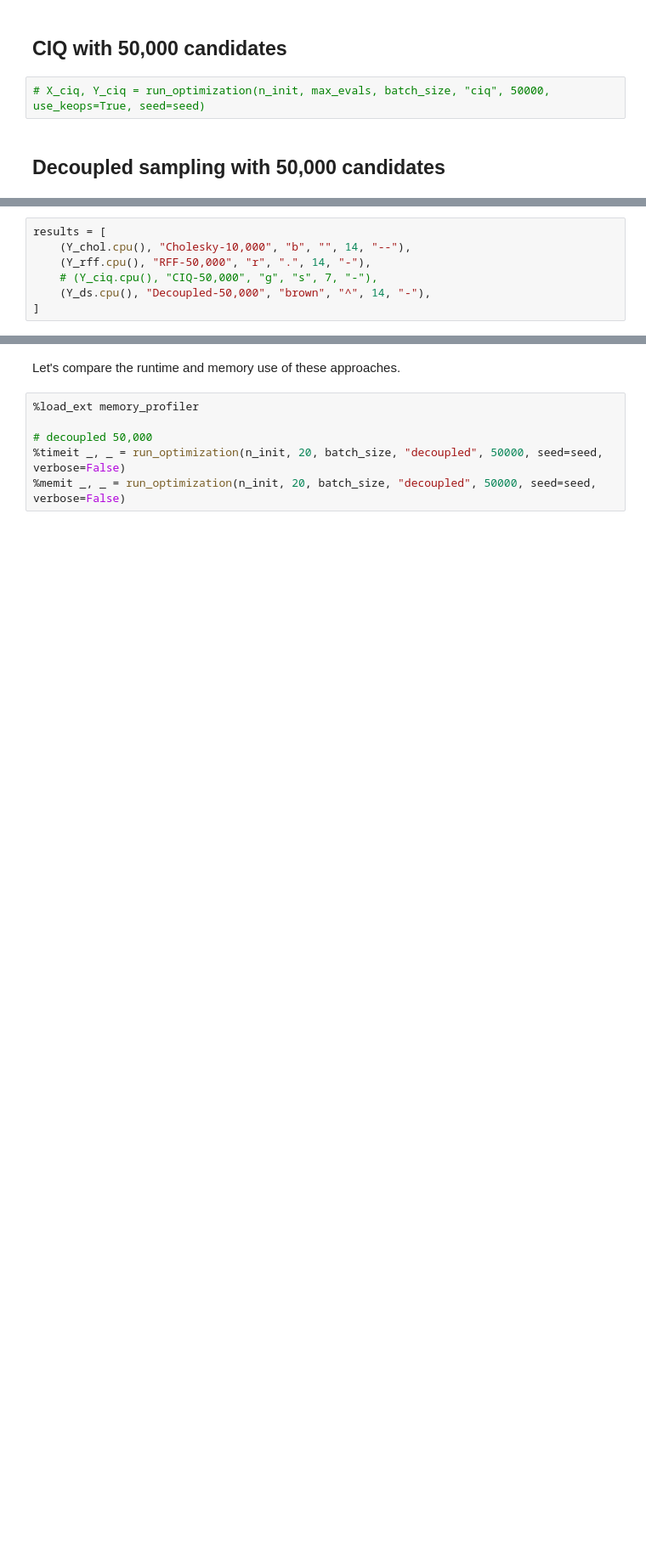
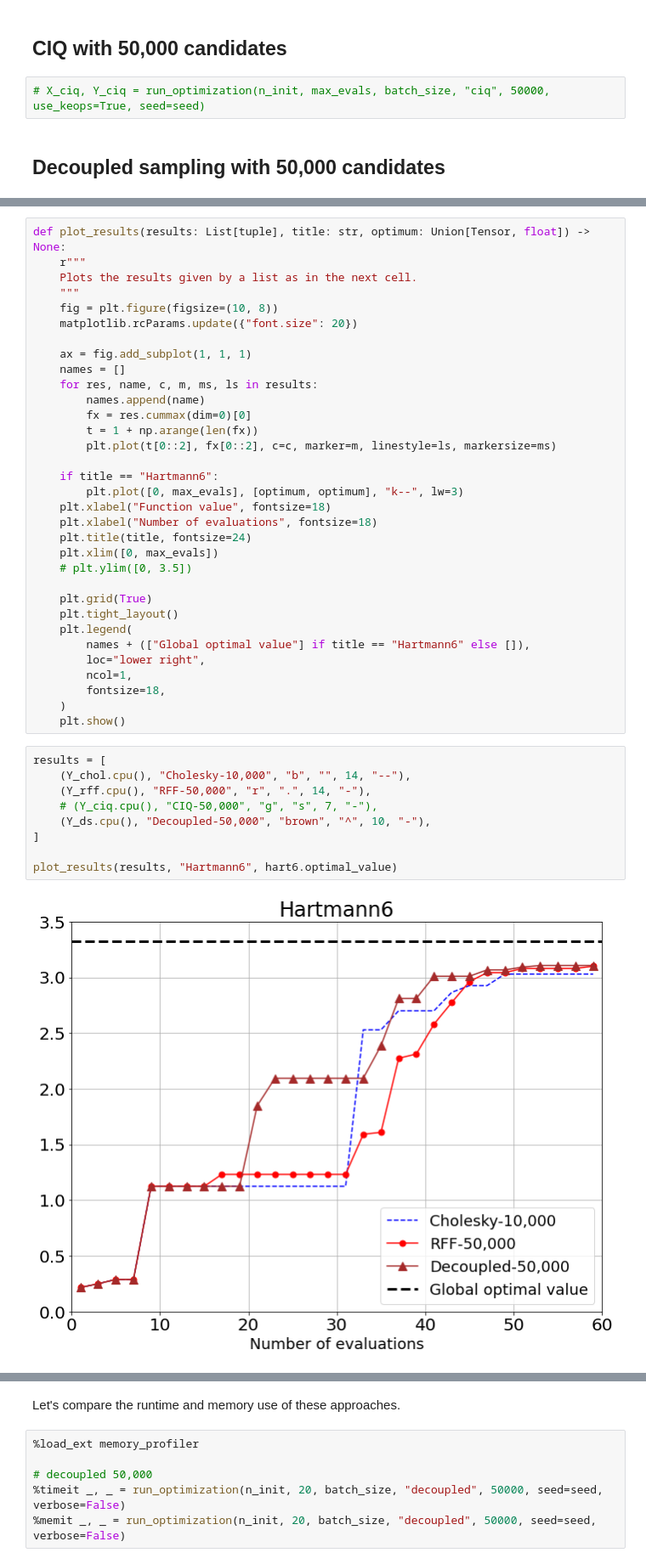
Before and after one commit to saitcakmak/gp-sampling, a Jupyter notebook: notebooks/ciq_thompson_sampling.ipynb, the cells around one changed output, grey strips where cells are left out. Shown at 85% size. Saved outputs shown, nothing was run; the diff lists cells and outputs as text; blank space fills up the shorter version.

```diff
--- a/notebooks/ciq_thompson_sampling.ipynb
+++ b/notebooks/ciq_thompson_sampling.ipynb
@@ -216,7 +208,44 @@ X_ds, Y_ds = run_optimization(n_init, max_evals, batch_size, "decoupled", 50000,
+# %%
+def plot_results(results: List[tuple], title: str, optimum: Union[Tensor, float]) -> None:
+    r"""
+    Plots the results given by a list as in the next cell.
+    """
+    fig = plt.figure(figsize=(10, 8))
+    matplotlib.rcParams.update({"font.size": 20})
+
+    ax = fig.add_subplot(1, 1, 1)
+    names = []
+    for res, name, c, m, ms, ls in results:
+        names.append(name)
+        fx = res.cummax(dim=0)[0]
+        t = 1 + np.arange(len(fx))
+        plt.plot(t[0::2], fx[0::2], c=c, marker=m, linestyle=ls, markersize=ms)
+
+    if title == "Hartmann6":
+        plt.plot([0, max_evals], [optimum, optimum], "k--", lw=3)
+    plt.xlabel("Function value", fontsize=18)
+    plt.xlabel("Number of evaluations", fontsize=18)
+    plt.title(title, fontsize=24)
+    plt.xlim([0, max_evals])
+    # plt.ylim([0, 3.5])
+
+    plt.grid(True)
+    plt.tight_layout()
+    plt.legend(
+        names + (["Global optimal value"] if title == "Hartmann6" else []),
+        loc="lower right",
+        ncol=1,
+        fontsize=18,
+    )
+    plt.show()
 # %%
 results = [
     (Y_chol.cpu(), "Cholesky-10,000", "b", "", 14, "--"),
     (Y_rff.cpu(), "RFF-50,000", "r", ".", 14, "-"),
     # (Y_ciq.cpu(), "CIQ-50,000", "g", "s", 7, "-"),
-    (Y_ds.cpu(), "Decoupled-50,000", "brown", "^", 14, "-"),
+    (Y_ds.cpu(), "Decoupled-50,000", "brown", "^", 10, "-"),
 ]
+
+plot_results(results, "Hartmann6", hart6.optimal_value)
+# %% [output]
+[figure, added]
```
Also changed, not shown: parts of 17 cells of this notebook.
